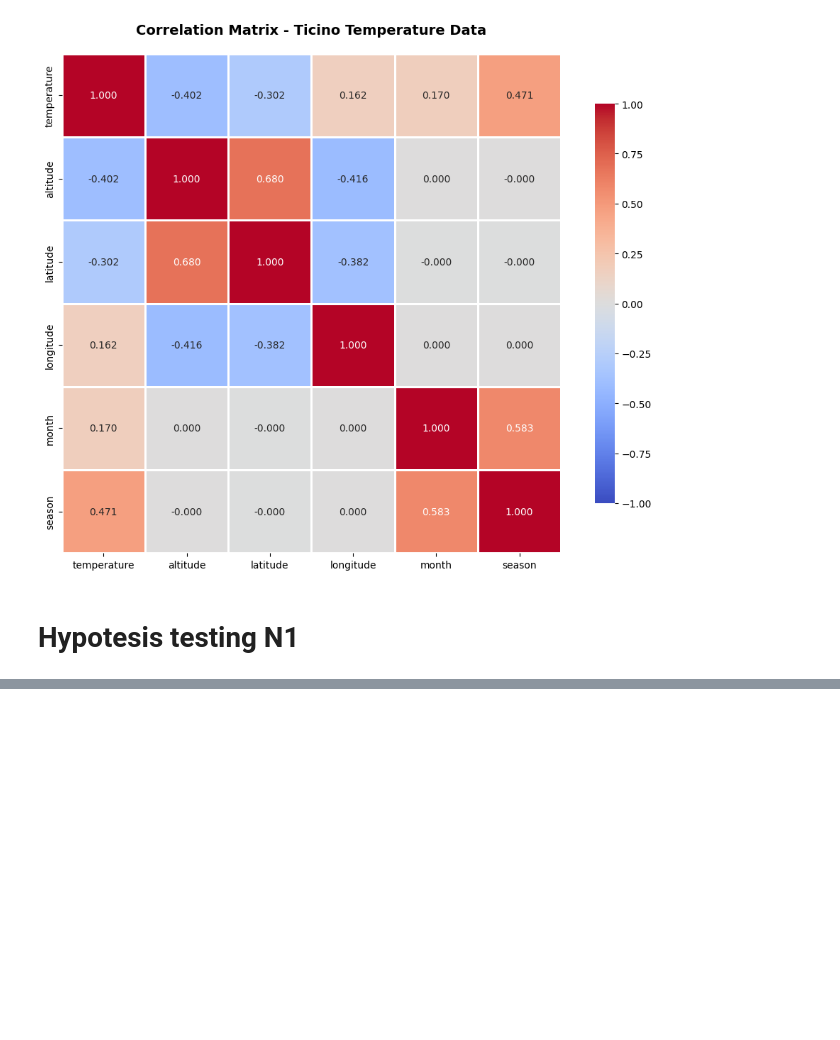
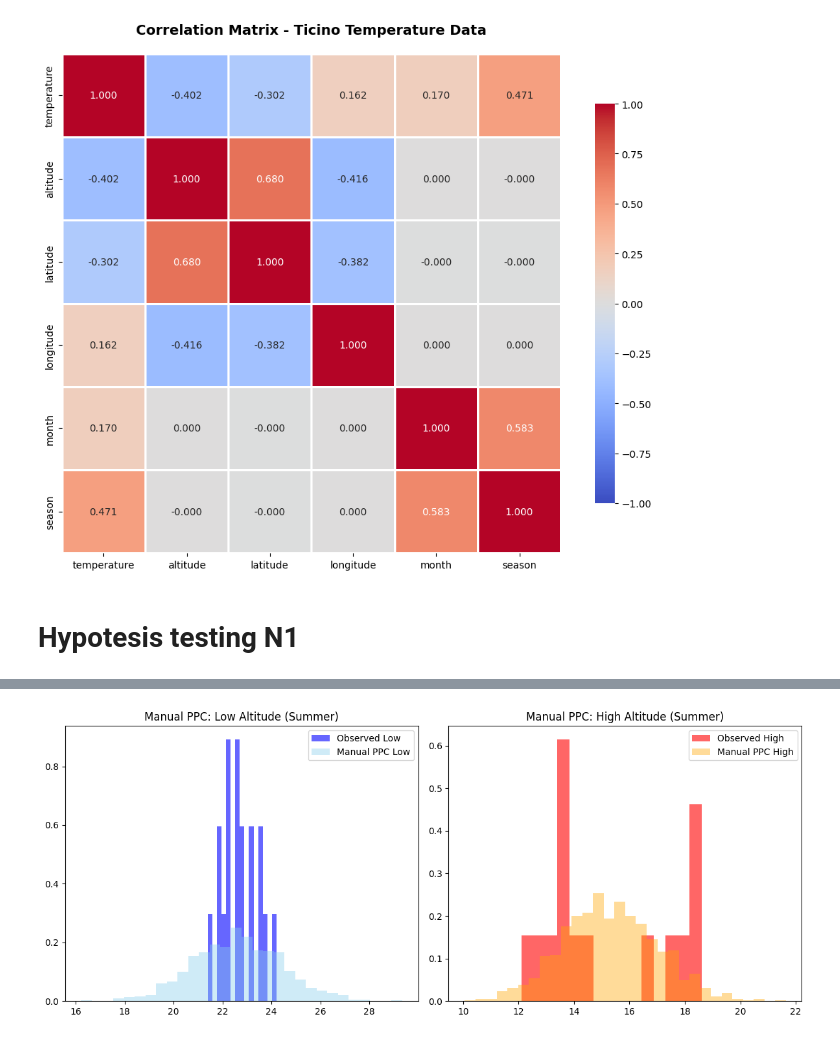
Before and after one commit to ManuCa93/bayesian_final_project, a Jupyter notebook: project.ipynb, the cells around one changed output, grey strips where cells are left out. Saved outputs shown, nothing was run; the diff lists cells and outputs as text; code cells hidden in the pictures; blank space fills up the shorter version.

```diff
--- a/project.ipynb
+++ b/project.ipynb
@@ -854,0 +603,83 @@ Visualization will include:
+# %%
+# 1. DATA PREPARATION (Extended to Summer: June, July, August)
+# Filter for summer months (6, 7, 8)
+df_summer = df_final[df_final['month'].isin([6, 7, 8])].copy()
+
+# Define populations based on altitude thresholds [cite: 8]
+temp_low = df_summer[df_summer['altitude'] < 300]['temperature'].values
+temp_high = df_summer[df_summer['altitude'] > 900]['temperature'].values
+
+print(f"Summer Data (June-Aug):")
+print(f"Low Altitude Stations: {len(temp_low)} | Mean: {temp_low.mean():.2f}°C")
+print(f"High Altitude Stations: {len(temp_high)} | Mean: {temp_high.mean():.2f}°C\n")
+
+# 2. BAYESIAN MODEL (Informed Prior)
+with pm.Model() as model_informed:
+    # Priors: We keep the same informed priors, but note that sigma might increase
+    # due to the natural temperature variation between June and August.
+    mu_low = pm.Normal('mu_low', mu=22.3, sigma=1.5)
+    mu_high = pm.Normal('mu_high', mu=14.4, sigma=2.5)
+
+    # We assume equal variances for both populations as a starting point [cite: 38]
+    sigma = pm.HalfNormal('sigma', sigma=3)
+
+    # Likelihood: Normal distribution for temperature [cite: 58]
+    y_low = pm.Normal('y_low', mu=mu_low, sigma=sigma, observed=temp_low)
+    y_high = pm.Normal('y_high', mu=mu_high, sigma=sigma, observed=temp_high)
+
+    # Difference calculation (Deterministic)
+    diff = pm.Deterministic('diff', mu_low - mu_high)
+
+    # Sampling: Running MCMC chains to obtain the posterior distribution
+    trace_inf = pm.sample(2000, tune=1000, target_accept=0.9, return_inferencedata=True)
+
+# 3. ROPE ANALYSIS AND RESULTS
+post_diff = trace_inf.posterior['diff'].values.flatten()
+# ROPE defines the range of practical equivalence where the difference is negligible [cite: 152]
+p_greater_1 = np.mean(post_diff > 1)
+p_rope = np.mean((post_diff >= -1) & (post_diff <= 1))
+
+print(f"--- BAYESIAN RESULTS ---")
+print(f"Probability Difference > 1°C: {p_greater_1*100:.2f}%")
+print(f"Probability inside ROPE [-1, 1]: {p_rope*100:.2f}%")
+
+# 4. FREQUENTIST TEST (Comparison)
+# We perform a two-sample t-test to check for statistical significance [cite: 68, 117]
+# H0: mu_low = mu_high | H1: mu_low != mu_high [cite: 45]
+t_stat, p_val = stats.ttest_ind(temp_low, temp_high)
+print(f"\n--- FREQUENTIST COMPARISON ---")
+print(f"T-statistic: {t_stat:.5f}")
+print(f"P-value: {p_val:.5f} (Significant if < 0.05)")
+
+# 5. MANUAL POSTERIOR PREDICTIVE CHECK (PPC)
+# Extracting 1000 draws to generate synthetic observations
+draws = az.extract(trace_inf, num_samples=1000)
+mu_low_s = draws['mu_low'].values
+mu_high_s = draws['mu_high'].values
+sigma_s = draws['sigma'].values
+
+# Predictive Distribution: Generating new data based on the model's parameters
+ppc_low_manual = np.random.normal(mu_low_s, sigma_s)
+ppc_high_manual = np.random.normal(mu_high_s, sigma_s)
+
+# Visualization of the fit
+plt.figure(figsize=(12, 5))
+
+# Subplot for Low Altitude
+plt.subplot(1, 2, 1)
+plt.hist(temp_low, bins=15, density=True, alpha=0.6, label='Observed Low', color='blue')
+# The PPC distribution should overlap the observed data if the model fit is good
+plt.hist(ppc_low_manual, bins=30, density=True, alpha=0.4, label='Manual PPC Low', color='skyblue')
+plt.title("Manual PPC: Low Altitude (Summer)")
+plt.legend()
+
+# Subplot for High Altitude
+plt.subplot(1, 2, 2)
+plt.hist(temp_high, bins=15, density=True, alpha=0.6, label='Observed High', color='red')
+plt.hist(ppc_high_manual, bins=30, density=True, alpha=0.4, label='Manual PPC High', color='orange')
+plt.title("Manual PPC: High Altitude (Summer)")
+plt.legend()
+
+plt.tight_layout()
+plt.show()
+# %% [output]
@@ -854,0 +703 @@ Visualization will include:
+[figure, added]
```
Also changed, not shown: parts of 8 cells of this notebook, 1 other file.
